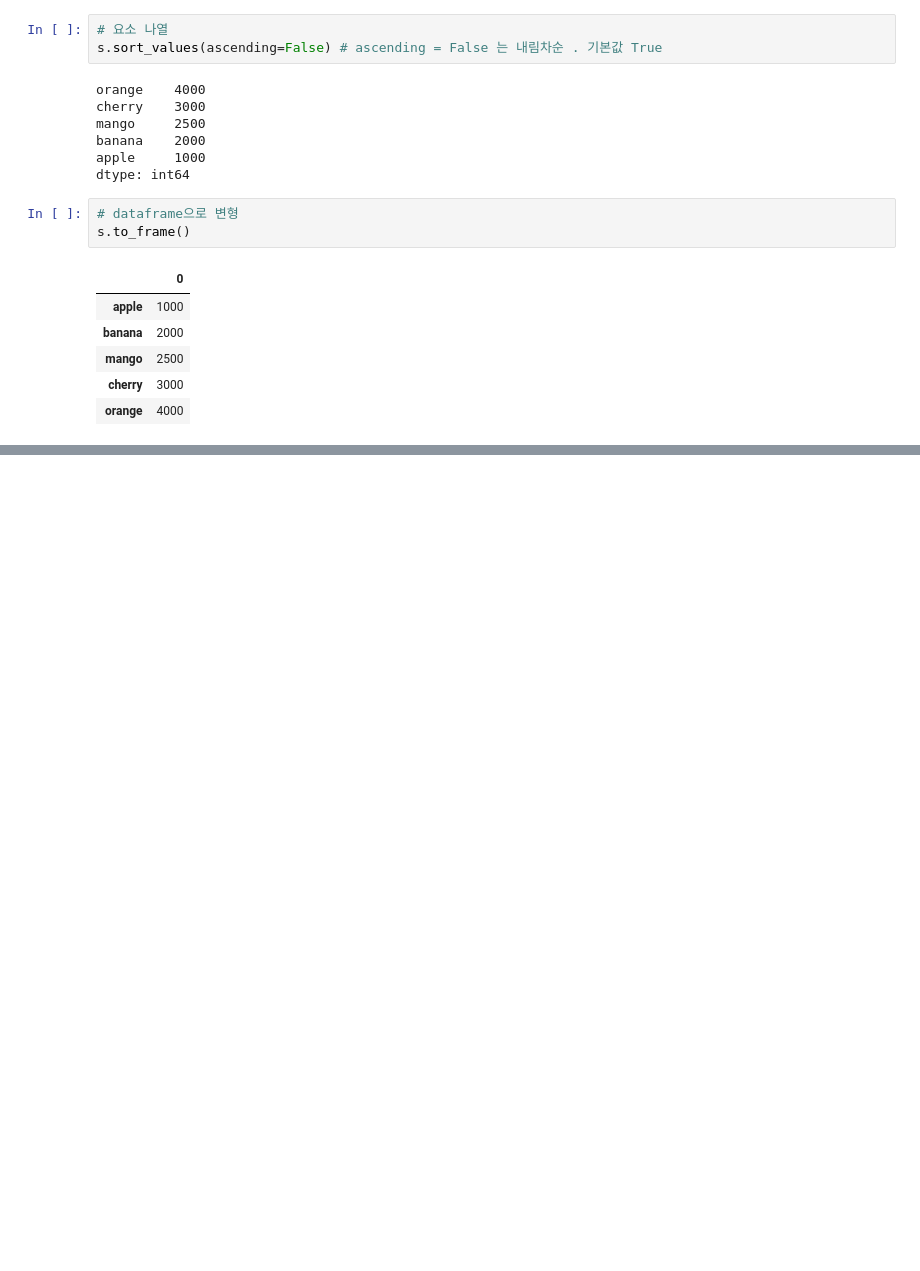
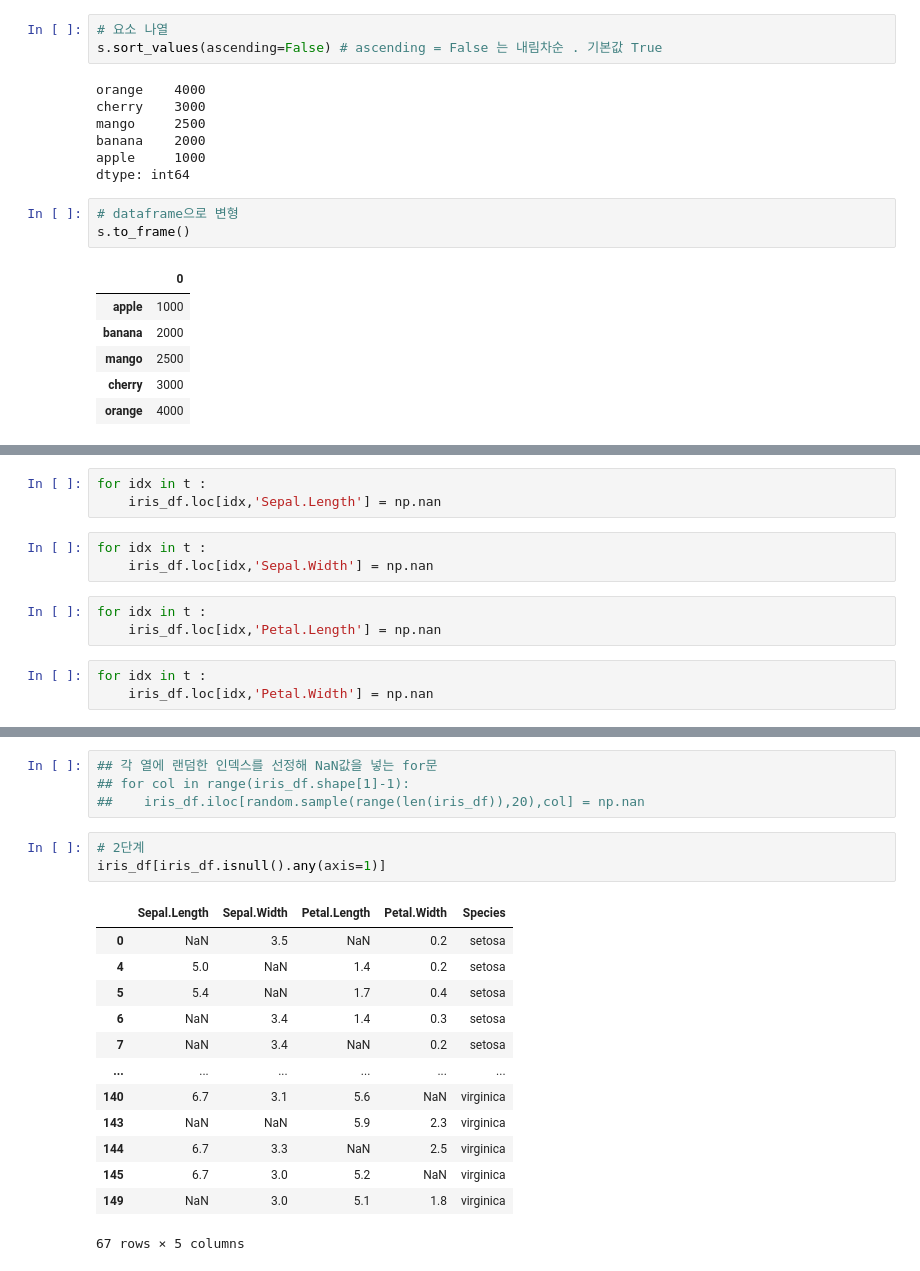
Before and after one commit to Kwangsoo-kim/HW-Big, a Jupyter notebook: src/8_Python/ch12_데이터프레임과 시리즈(Pandas)_8절.ipynb, the cells around one changed output, grey strips where cells are left out. Saved outputs shown, nothing was run; the diff lists cells and outputs as text; blank space fills up the shorter version.

```diff
--- a/src/8_Python/ch12_데이터프레임과 시리즈(Pandas)_8절.ipynb
+++ b/src/8_Python/ch12_데이터프레임과 시리즈(Pandas)_8절.ipynb
@@ -1733,0 +1758,12 @@ s.to_frame()
+# %%
+for idx in t :
+    iris_df.loc[idx,'Sepal.Length'] = np.nan
+# %%
+for idx in t :
+    iris_df.loc[idx,'Sepal.Width'] = np.nan
+# %%
+for idx in t :
+    iris_df.loc[idx,'Petal.Length'] = np.nan
+# %%
+for idx in t :
+    iris_df.loc[idx,'Petal.Width'] = np.nan
@@ -1733,0 +1794,21 @@ s.to_frame()
+# %%
+## 각 열에 랜덤한 인덱스를 선정해 NaN값을 넣는 for문
+## for col in range(iris_df.shape[1]-1):
+##    iris_df.iloc[random.sample(range(len(iris_df)),20),col] = np.nan
+# %%
+# 2단계
+iris_df[iris_df.isnull().any(axis=1)]
+# %% [output]
+|  | Sepal.Length | Sepal.Width | Petal.Length | Petal.Width | Species |
+| 0 | NaN | 3.5 | NaN | 0.2 | setosa |
+| 4 | 5.0 | NaN | 1.4 | 0.2 | setosa |
+| 5 | 5.4 | NaN | 1.7 | 0.4 | setosa |
+| 6 | NaN | 3.4 | 1.4 | 0.3 | setosa |
+| 7 | NaN | 3.4 | NaN | 0.2 | setosa |
+| ... | ... | ... | ... | ... | ... |
+| 140 | 6.7 | 3.1 | 5.6 | NaN | virginica |
+| 143 | NaN | NaN | 5.9 | 2.3 | virginica |
+| 144 | 6.7 | 3.3 | NaN | 2.5 | virginica |
+| 145 | 6.7 | 3.0 | 5.2 | NaN | virginica |
+| 149 | NaN | 3.0 | 5.1 | 1.8 | virginica |
+67 rows × 5 columns
```
Also changed, not shown: parts of 22 cells of this notebook, 3 other files.
